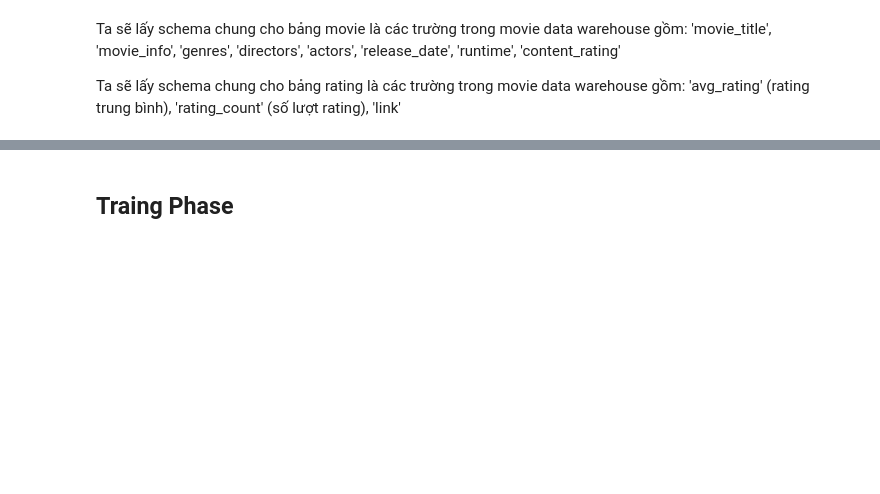
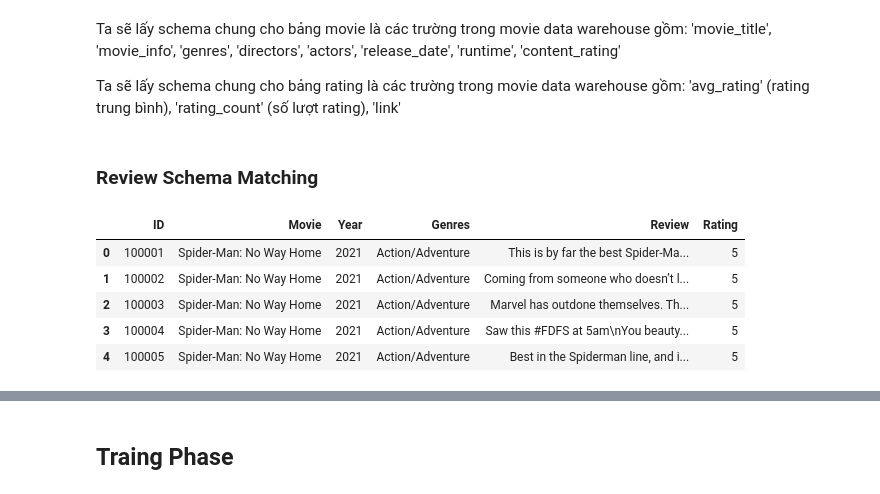
Before and after one commit to TranAnhVu0411/Data_Integration_Project_Group_23, a Jupyter notebook: schema_matching.ipynb, the cells around one changed output, grey strips where cells are left out. Cells and saved outputs as stored; diff of their text form; code cells hidden in the pictures; blank space fills up the shorter version.

```diff
--- a/schema_matching.ipynb
+++ b/schema_matching.ipynb
@@ -118,3 +133,15 @@ df_warehouse_movie_train = df_warehouse_movie_train.astype(create_convert_dict(d
 df_netflix_rating_train = df_netflix_rating_train.astype(create_convert_dict(df_netflix_rating_train))
 df_imdb_rating_train = df_imdb_rating_train.astype(create_convert_dict(df_imdb_rating_train))
 df_warehouse_rating_train = df_warehouse_rating_train.astype(create_convert_dict(df_warehouse_rating_train))
+# %% [markdown]
+### Review Schema Matching
+# %%
+df_review = pd.read_csv("/Users/trananhvu/Documents/Tichhopdulieu/Data_Integration_Group23/Data/train data/Movie Review And Rating.csv")
+df_review.head()
+# %% [output]
+|  | ID | Movie | Year | Genres | Review | Rating |
+| 0 | 100001 | Spider-Man: No Way Home | 2021 | Action/Adventure | This is by far the best Spider-Ma... | 5 |
+| 1 | 100002 | Spider-Man: No Way Home | 2021 | Action/Adventure | Coming from someone who doesn’t l... | 5 |
+| 2 | 100003 | Spider-Man: No Way Home | 2021 | Action/Adventure | Marvel has outdone themselves. Th... | 5 |
+| 3 | 100004 | Spider-Man: No Way Home | 2021 | Action/Adventure | Saw this #FDFS at 5am\nYou beauty... | 5 |
+| 4 | 100005 | Spider-Man: No Way Home | 2021 | Action/Adventure | Best in the Spiderman line, and i... | 5 |
```
Also changed, not shown: parts of 26 cells of this notebook, 4 other files.
